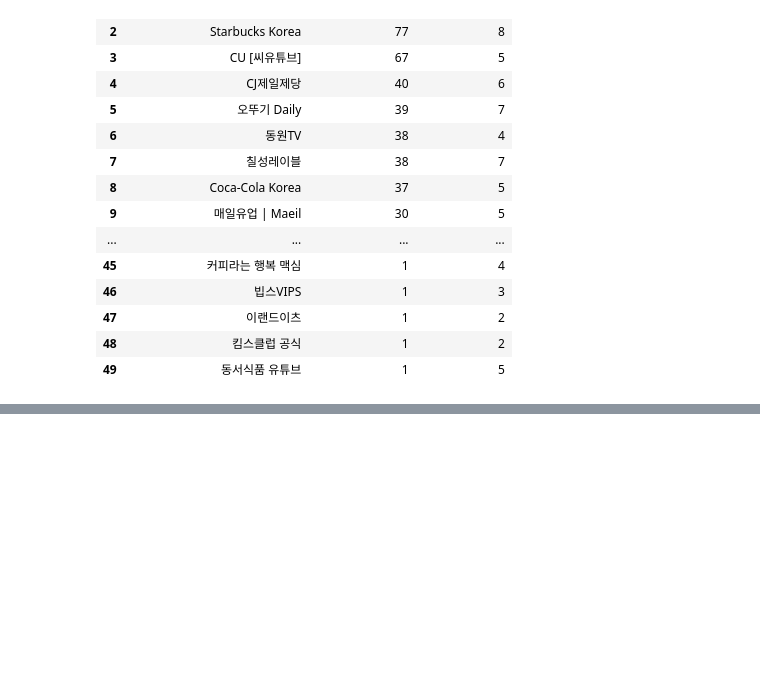
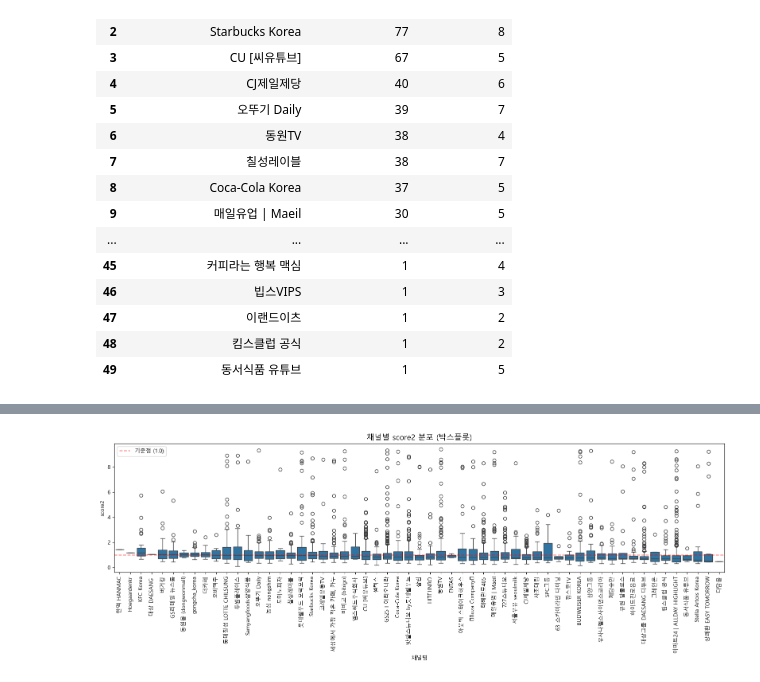
Before and after one commit to hanalo26/final_project, a Jupyter notebook: works/Haeun/260502_FnB-shorts_EDA.ipynb, the cells around one changed output, grey strips where cells are left out. Saved outputs shown, nothing was run; the diff lists cells and outputs as text; code cells hidden in the pictures; blank space fills up the shorter version.

```diff
--- a/works/Haeun/260502_FnB-shorts_EDA.ipynb
+++ b/works/Haeun/260502_FnB-shorts_EDA.ipynb
@@ -494,0 +928,13 @@ display(result)
+# %%
+# 지표2의 합산점수(score2) 계산
+
+# score2 = a*조회수성과 + b*좋아요성과 + c*댓글성과
+df_target_main2['score2'] = (
+    a_pca * df_target_main2['조회수성과'] +
+    b_pca * df_target_main2['좋아요성과'] +
+    c_pca * df_target_main2['댓글성과']
+)
+
+# 결과 확인
+print(f"[score2 통계]")
+display(df_target_main2['score2'].describe())
@@ -494,0 +952,30 @@ display(result)
+# %%
+# Phase 4 - score2 채널별 분포 비교 시각화 (박스플롯)
+fig, ax = plt.subplots(figsize=(16, 6))
+
+# 채널별 score2 중앙값 기준으로 정렬
+channel_order2 = (
+    df_target_main2.groupby('채널명')['score2']
+    .median()
+    .sort_values(ascending=False)
+    .index
+)
+
+# 박스플롯
+sns.boxplot(
+    data=df_target_main2,
+    x='채널명', y='score2',
+    order=channel_order2,
+    ax=ax
+)
+ax.set_title('채널별 score2 분포 (박스플롯)', fontsize=14)
+ax.set_xlabel('채널명')
+ax.set_ylabel('score2')
+ax.tick_params(axis='x', rotation=90)
+ax.axhline(y=1.0, color='red', linestyle='--', alpha=0.5, label='기준점 (1.0)')
+ax.legend()
+
+plt.tight_layout()
+plt.show()
+# %% [output]
+[figure, added]
```
Also changed, not shown: parts of 22 cells of this notebook.
